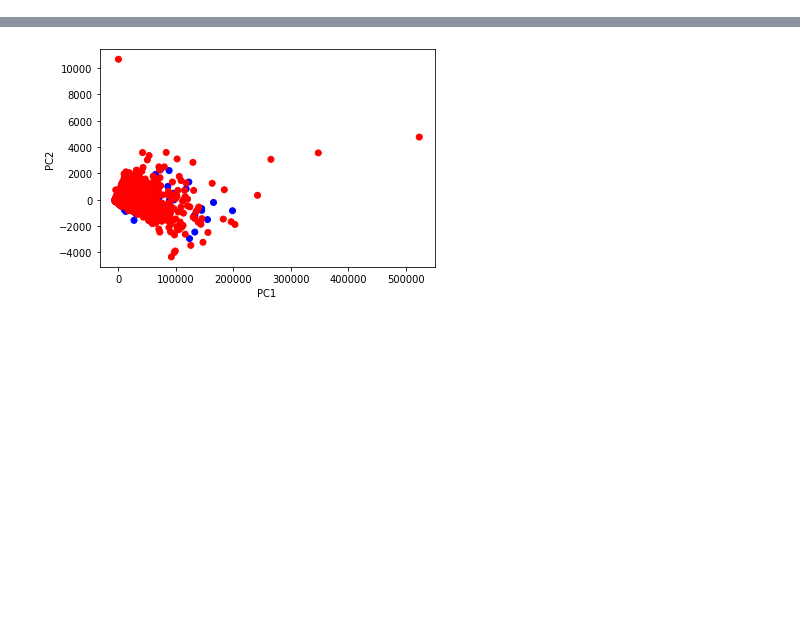
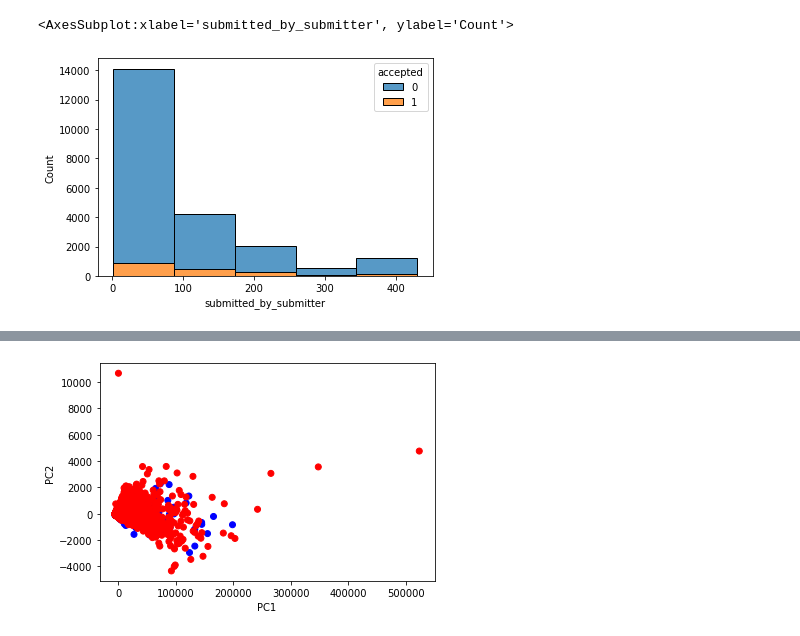
Before and after one commit to LironMat/ds_project, a Jupyter notebook: eda.ipynb, the cells around one changed output, grey strips where cells are left out. Cells and saved outputs as stored; diff of their text form; code cells hidden in the pictures; blank space fills up the shorter version.

```diff
--- a/eda.ipynb
+++ b/eda.ipynb
@@ -68,0 +119,8 @@ pd.concat([accepted_df[accepted_df['is_medal'] == 1],not_accepted_df[not_accepte
+# %%
+submitter_value_counts = data_df['submitter'].value_counts()
+data_df['submitted_by_submitter'] =  data_df['submitter'].map(lambda s:submitter_value_counts[s])
+
+sns.histplot(data=data_df,x='submitted_by_submitter',hue='accepted',multiple='stack',bins=5)
+# %% [output]
+<AxesSubplot:xlabel='submitted_by_submitter', ylabel='Count'>
+[figure, added]
```
Also changed, not shown: parts of 17 cells of this notebook, 7 other files.
